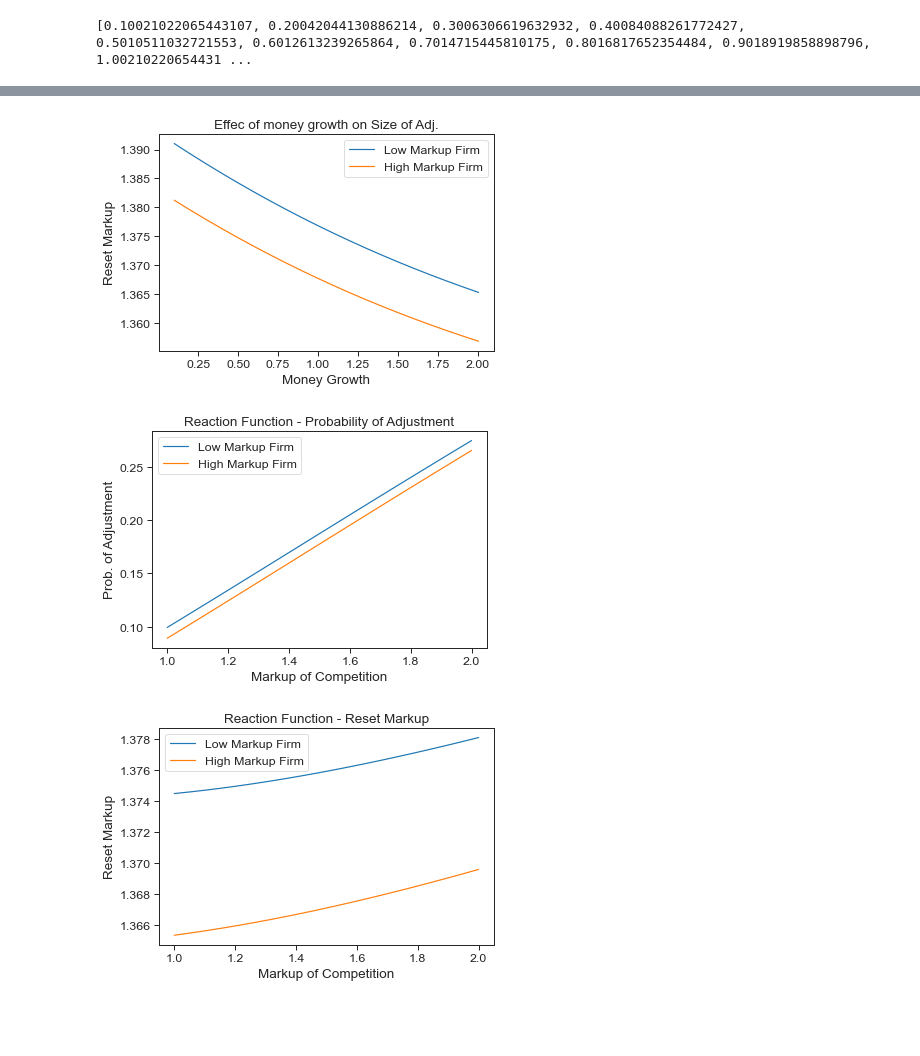
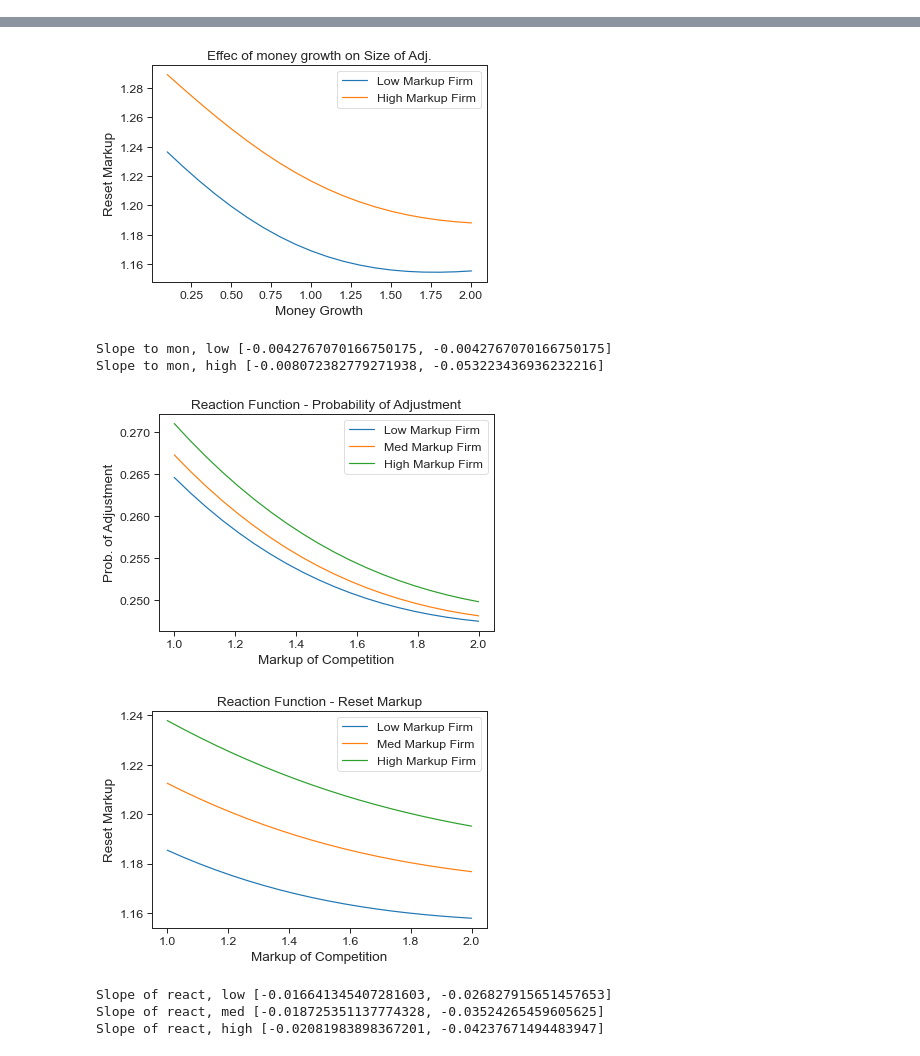
Before and after one commit to marketsAI/marketsAI, a Jupyter notebook: marketsai/mon_policy/analysis_infinite.ipynb, the cells around one changed output, grey strips where cells are left out. Drawn from its saved outputs; the diff is of its cells as text; code cells hidden in the pictures; blank space fills up the shorter version.

```diff
--- a/marketsai/mon_policy/analysis_infinite.ipynb
+++ b/marketsai/mon_policy/analysis_infinite.ipynb
@@ -28,7 +28,7 @@ FOR_PUBLIC = True  # for publication
 SAVE_CSV = False  # save learning CSV
 PLOT_HIST = True
 PLOT_PROGRESS = False  # create plot with progress
-SIMUL_EPISODES = 30
+SIMUL_EPISODES = 1
 ENV_HORIZON = 60
 EVAL_RESULTS = True
 CHKPT_SELECT_REF = True
@@ -44,7 +44,7 @@ env_label = "mon_policy"
 register_env(env_label, MonPolicy)
 
 # Input Directories (of json file with experiment data)
-INPUT_PATH_EXPERS = "/Users/matiascovarrubias/Dropbox/RL_macro/Experiments/expINFO_native_mon_fin_dict_exp_0_Oct26_PPO_run.json"
+INPUT_PATH_EXPERS = "/Users/matiascovarrubias/Dropbox/RL_macro/Tests/expINFO_native_mon_infin_exp_0_Oct30_PPO_test.json"
 
 
 # Output Directories
@@ -92,10 +92,10 @@ sn.set_context(
 with open(INPUT_PATH_EXPERS) as f:
     exp_data_dict = json.load(f)
 
-print(exp_data_dict["exp_names"][0])
 
 # UNPACK USEFUL DATA
-num_trials = len(exp_data_dict["results_eval"][0])
+num_trials = len(exp_data_dict["results_eval"][0][0])
+print(num_trials, exp_data_dict["results"])
 exp_names = exp_data_dict["exp_names"][0]
 checkpoints = exp_data_dict["checkpoints"][0]
 
@@ -198,7 +198,6 @@ if EVAL_RESULTS:
 else:
     results_data = exp_data_dict["results"]
 
-print(results_data)
 
 results = {
     "Markups": np.array(results_data[1][0]),
@@ -207,7 +206,6 @@ results = {
     "S.D. of log C": np.array(results_data[4][0]),
     "Profits": np.array(results_data[5][0]),
 }
-
 
 
 results_stats = {
@@ -245,9 +243,9 @@ if CHKPT_SELECT_REF:
     distance_agg = np.array(
         [
             ((results["Markups"][i] - RESULTS_REF[0]) / results_stats["Mean Markups"]) ** 2
-            + ((results["Freq. of Adj."][i] - RESULTS_REF[2])/results_stats["Mean Freq. of Adj."]) ** 2
-            + ((results["Size of Adj."][i] - RESULTS_REF[3])/results_stats["Mean Size of Adj."]) ** 2
-            + ((results["S.D. of log C"][i] - RESULTS_REF[4])/results_stats["Mean S.D. of log C"]) ** 2
+            + ((results["Freq. of Adj."][i] - RESULTS_REF[1])/results_stats["Mean Freq. of Adj."]) ** 2
+            + ((results["Size of Adj."][i] - RESULTS_REF[2])/results_stats["Mean Size of Adj."]) ** 2
+            + ((results["S.D. of log C"][i] - RESULTS_REF[3])/results_stats["Mean S.D. of log C"]) ** 2
             for i in range(num_trials)
         ]
     )
@@ -298,14 +304,10 @@ trained_trainer.restore(INPUT_PATH_CHECKPOINT)
 # Policy Function with respect to monetary policy.
 
 mon_policy = [(math.e**env.params["log_g_bar"])*0.1 +(i/20) * (math.e**env.params["log_g_bar"] * 2) for i in range(20)]
-print(mon_policy)
-obs_monpol_lowmu =[np.array([1.1,1.5] + [1.23, mon_policy[i]],dtype=np.float32) for i in range(20)]
 
-obs_monpol_medmu =[np.array([1.32,1.32] + [1.23, mon_policy[i]],dtype=np.float32) for i in range(20)]
-
-obs_monpol_highmu =[{"obs_ind": np.array([1.5,1.1],dtype=np.float32),"obs_agg": np.array([1.2, mon_policy[i]],dtype=np.float32,),
-            "time": 24,
-            "flex_index": 0,} for i in range(20)]
+obs_monpol_lowmu =[np.array([1.1,1.3] + [1.23, mon_policy[i]],dtype=np.float32) for i in range(20)]
+obs_monpol_medmu =[np.array([1.3,1.3] + [1.23, mon_policy[i]],dtype=np.float32) for i in range(20)]
+obs_monpol_highmu =[np.array([1.5,1.3] + [1.23, mon_policy[i]],dtype=np.float32) for i in range(20)]
 
 
 actions_monpol_lowmu = [trained_trainer.compute_action(obs_monpol_lowmu[i], policy_id="firm_even") for i in range(20)]
@@ -357,9 +359,10 @@ print("Slope to mon, high", [slope_mon_prob_high, slope_mon_reset_high])
 
 # Reaction Function
 markup = [1 +(i/19) for i in range(20)]
+
+obs_reaction_lowmu  =[np.array([1.1,markup[i]]+[1.2, math.e**env.params["log_g_bar"] ], dtype=np.float32) for i in range(20)]
+obs_reaction_medmu  =[np.array([1.32,markup[i]]+[1.2, math.e**env.params["log_g_bar"] ], dtype=np.float32) for i in range(20)]
 obs_reaction_highmu  =[np.array([1.5,markup[i]]+[1.2, math.e**env.params["log_g_bar"] ], dtype=np.float32) for i in range(20)]
-obs_reaction_medmu  =[np.array([1.32,markup[i]]+[1.2, math.e**env.params["log_g_bar"] ], dtype=np.float32) for i in range(20)]
-obs_reaction_lowmu  =[np.array([1.1,markup[i]]+[1.2, math.e**env.params["log_g_bar"] ], dtype=np.float32) for i in range(20)]
 
 actions_reaction_lowmu = [trained_trainer.compute_action(obs_reaction_lowmu[i], policy_id="firm_even") for i in range(20)]
 actions_reaction_medmu = [trained_trainer.compute_action(obs_reaction_medmu[i], policy_id="firm_even") for i in range(20)]
@@ -416 +418,0 @@ print("Slope of react, high", [slope_react_prob_high, slope_react_reset_high])
-[0.10021022065443107, 0.20042044130886214, 0.3006306619632932, 0.40084088261772427, 0.5010511032721553, 0.6012613239265864, 0.7014715445810175, 0.8016817652354484, 0.9018919858898796, 1.00210220654431 ...
@@ -418,4 +420,9 @@ print("Slope of react, high", [slope_react_prob_high, slope_react_reset_high])
-[figure, old version]
+[figure, new version]
+Slope to mon, low [-0.0042767070166750175, -0.0042767070166750175]
+Slope to mon, high [-0.008072382779271938, -0.053223436936232216]
-[figure, old version]
+[figure, new version]
-[figure, old version]
+[figure, new version]
+Slope of react, low [-0.016641345407281603, -0.026827915651457653]
+Slope of react, med [-0.018725351137774328, -0.03524265459605625]
+Slope of react, high [-0.02081983898367201, -0.04237671494483947]
 # %%
```
Also changed, not shown: parts of 5 cells of this notebook, 21 other files.
